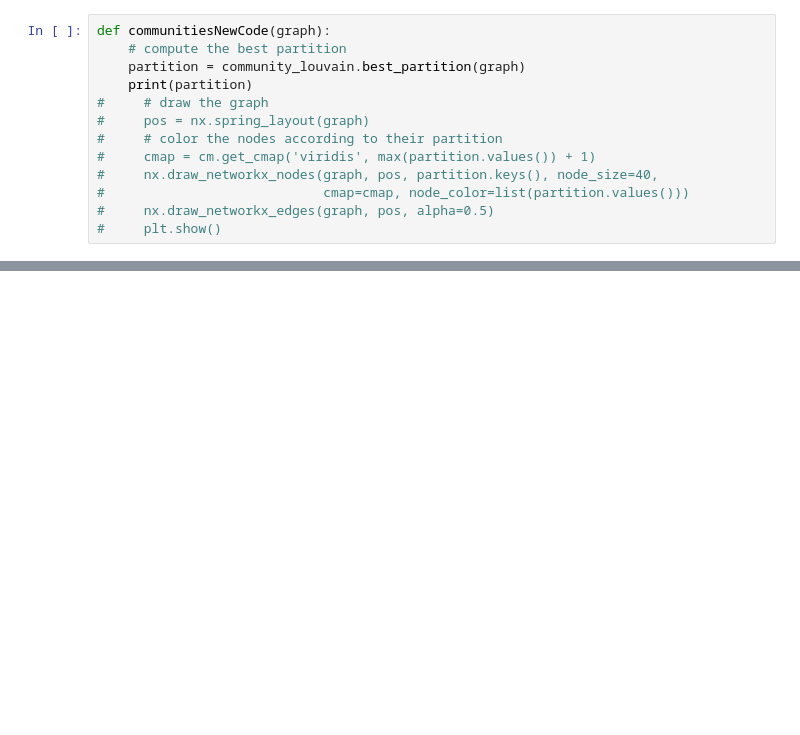
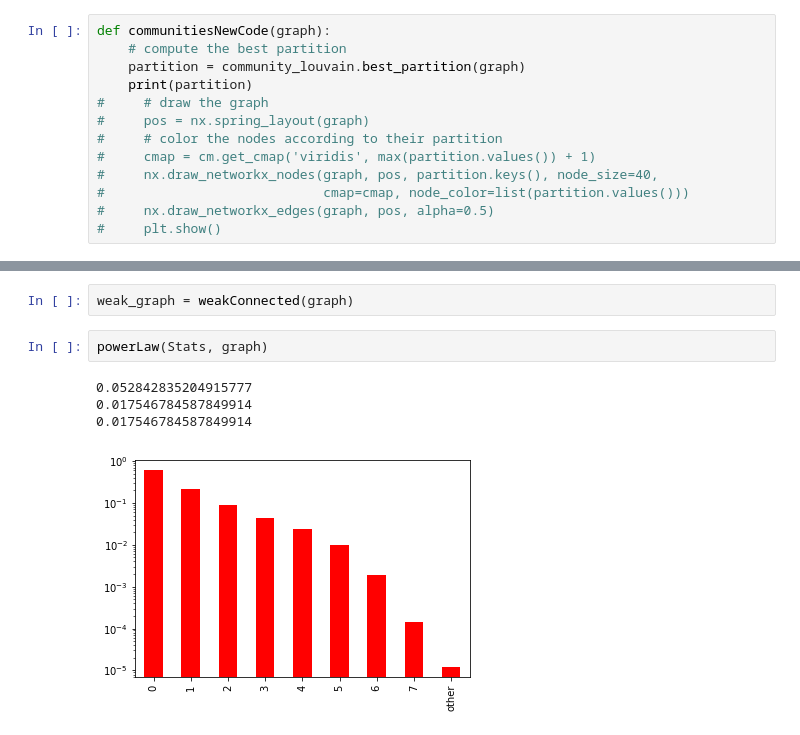
Before and after one commit to arkaprabha10/Social-Network-Analysis, a Jupyter notebook: code.ipynb, the cells around one changed output, grey strips where cells are left out. Drawn from its saved outputs; the diff is of its cells as text; blank space fills up the shorter version.

```diff
--- a/code.ipynb
+++ b/code.ipynb
@@ -560,0 +608,9 @@ def communitiesNewCode(graph):
+# %%
+weak_graph = weakConnected(graph)
+# %%
+powerLaw(Stats, graph)
+# %% [output]
+0.052842835204915777
+0.017546784587849914
+0.017546784587849914
+[figure, added]
```
Also changed, not shown: parts of 6 cells of this notebook, 3 other files.
